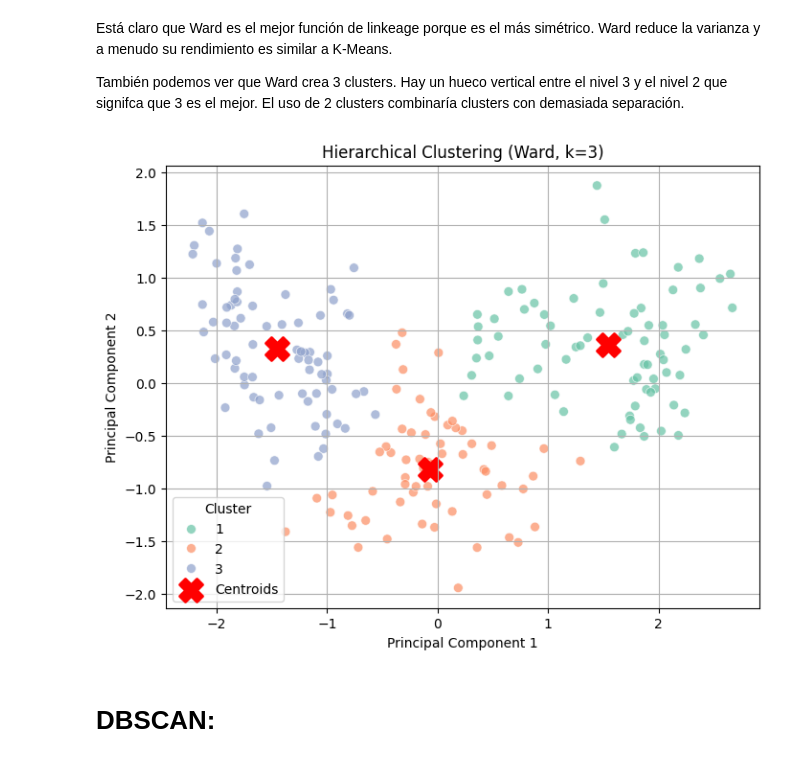
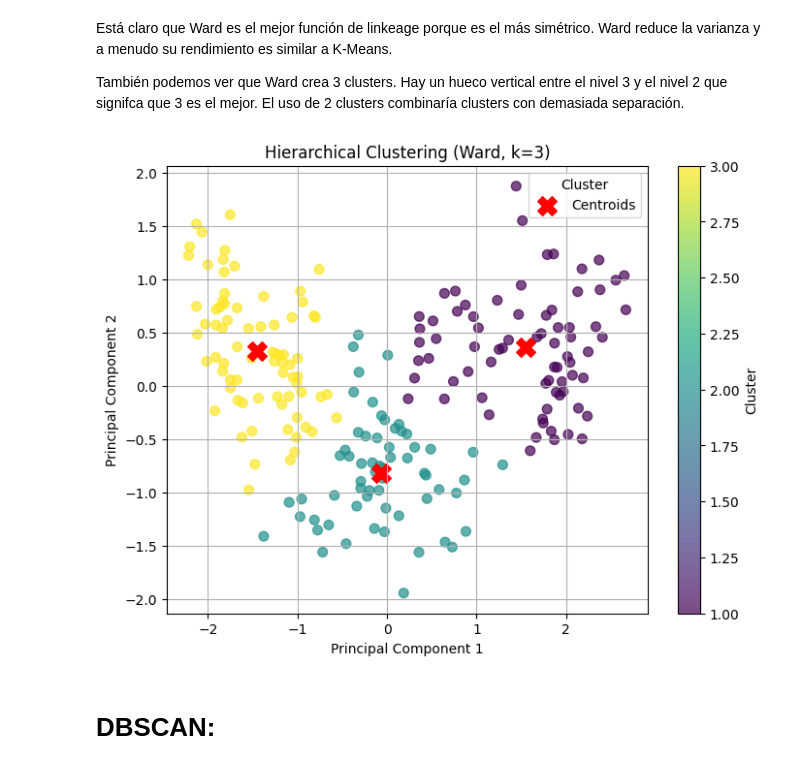
Before and after one commit to iborgstedt2848/ML_G84_G2_P2, a Jupyter notebook: segunda_práctica.ipynb, the cells around one changed output. Saved outputs shown, nothing was run; the diff lists cells and outputs as text; code cells hidden in the pictures.

```diff
--- a/segunda_práctica.ipynb
+++ b/segunda_práctica.ipynb
@@ -170,10 +170,4 @@ Para clusters con codo, graficamos el número de clusters contra la inercia (SSE
 Para clusters con silueta, graficamos el número de clusters contra la puntuación que es una medida del ajuste de cada punto en su cluster (en comparación con otros clusteres). Estamos buscando números más grades, más cercos a uno.
 
 Está claro que k_best = 3 según los dos.
-# %%
-k_best = 3
-kmeans = KMeans(n_clusters=k_best, random_state=559990)
-kmeans.fit(pca_df)
-labels = kmeans.labels_
-centroids = kmeans.cluster_centers_
 # %%
@@ -217,30 +229,32 @@ También podemos ver que Ward crea 3 clusters. Hay un hueco vertical entre el ni
 # %%
 from scipy.cluster.hierarchy import linkage, fcluster
 import matplotlib.pyplot as plt
-import seaborn as sns
 import numpy as np
 
-# realizar clustering
+# hierarchical clustering
 Z = linkage(pca_df[['PC1', 'PC2']], method='ward')
-clusters = fcluster(Z, t=3, criterion='maxclust')
+hier_clusters = fcluster(Z, t=3, criterion='maxclust')
 
 # calcular centroids
-centroids = np.array([pca_df[clusters == i][['PC1', 'PC2']].mean(axis=0) for i in range(1, 4)])
+hier_centroids = np.array([pca_df[hier_clusters == i][['PC1', 'PC2']].mean(axis=0) for i in range(1, 4)])
+plt.figure(figsize=(8, 6))
+scatter = plt.scatter(
+    pca_df['PC1'], pca_df['PC2'], c=hier_clusters, cmap='viridis', s=50, alpha=0.7
+)
 
-plt.figure(figsize=(8, 6))
-
-sns.scatterplot(x='PC1', y='PC2', hue=clusters, palette='Set2', data=pca_df, s=50, alpha=0.7)
-
-plt.scatter(centroids[:, 0], centroids[:, 1], c='red', s=300, marker='X', label='Centroids', linewidth=2)
+plt.scatter(
+    hier_centroids[:, 0], hier_centroids[:, 1], c='red', s=200, marker='X', label='Centroids'
+)
 
 plt.title('Hierarchical Clustering (Ward, k=3)')
 plt.xlabel('Principal Component 1')
 plt.ylabel('Principal Component 2')
+plt.colorbar(scatter, label="Cluster")
 plt.legend(title='Cluster')
 plt.grid(True)
 plt.show()
 # %% [output]
-[figure, old version]
+[figure, new version]
 # %% [markdown]
 # DBSCAN:
 # %% [markdown]
```
Also changed, not shown: parts of 4 cells of this notebook.
